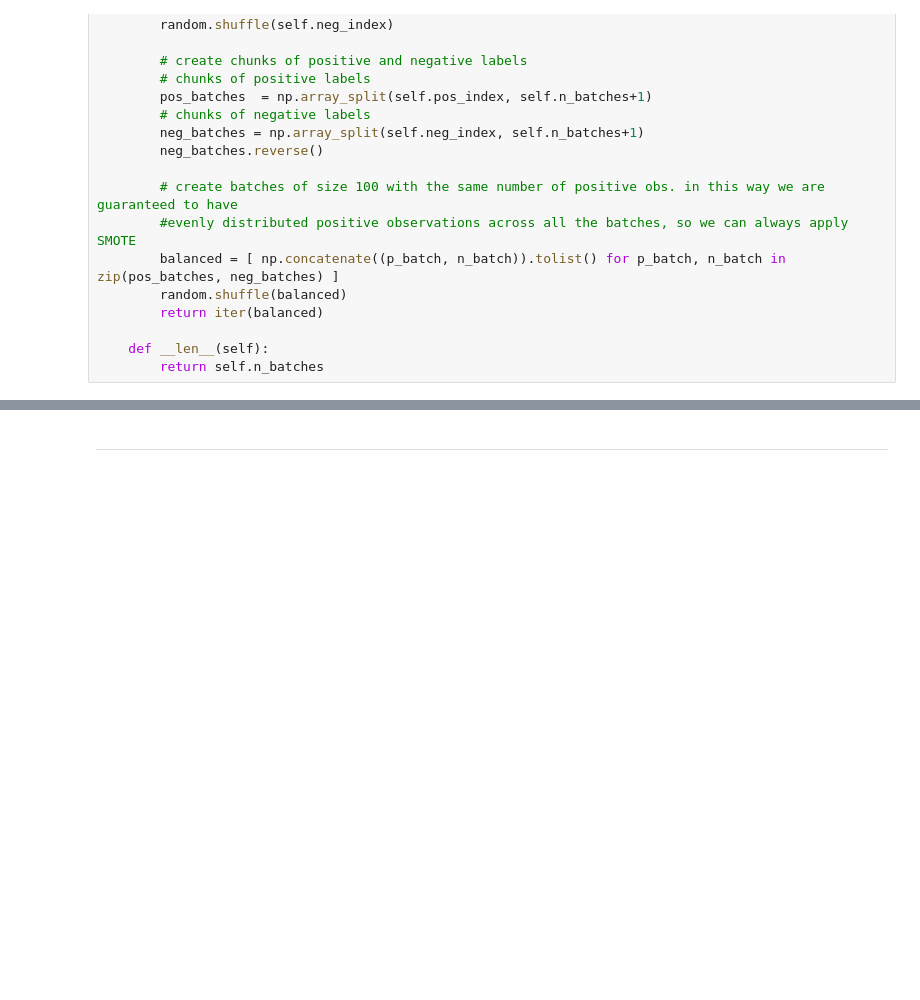
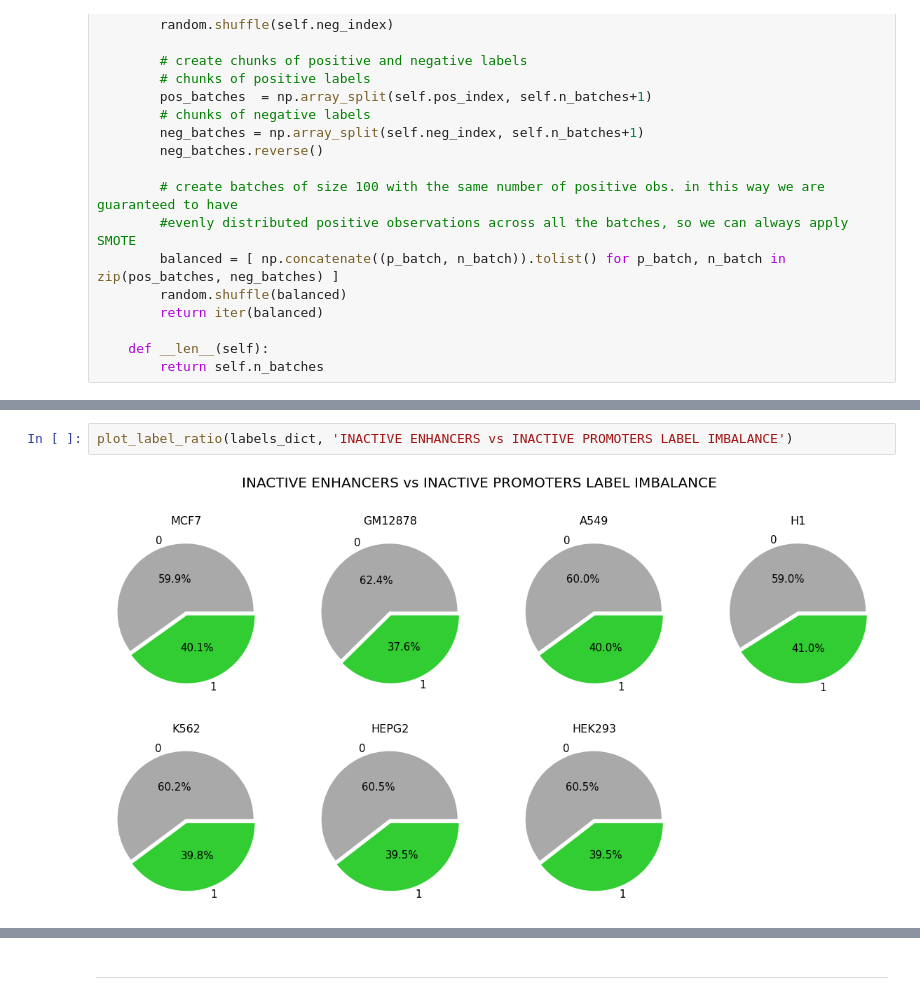
Before and after one commit to nikiiny/Prediction-of-Active-and-Inactive-Regulatory-Regions-with-Embracenet-Multimodal-Neural-Network-, a Jupyter notebook: 01_Thesis_BIOINF_data_processing.ipynb, the cells around one changed output, grey strips where cells are left out. Saved outputs shown, nothing was run; the diff lists cells and outputs as text; blank space fills up the shorter version.

```diff
--- a/01_Thesis_BIOINF_data_processing.ipynb
+++ b/01_Thesis_BIOINF_data_processing.ipynb
@@ -928,0 +894,4 @@ loader_train, loader_test = pipe_data_load.return_data(cell_line='H1',
+# %%
+plot_label_ratio(labels_dict, 'INACTIVE ENHANCERS vs INACTIVE PROMOTERS LABEL IMBALANCE')
+# %% [output]
+[figure, added]
```
Also changed, not shown: parts of 51 cells of this notebook, 1 other file.
